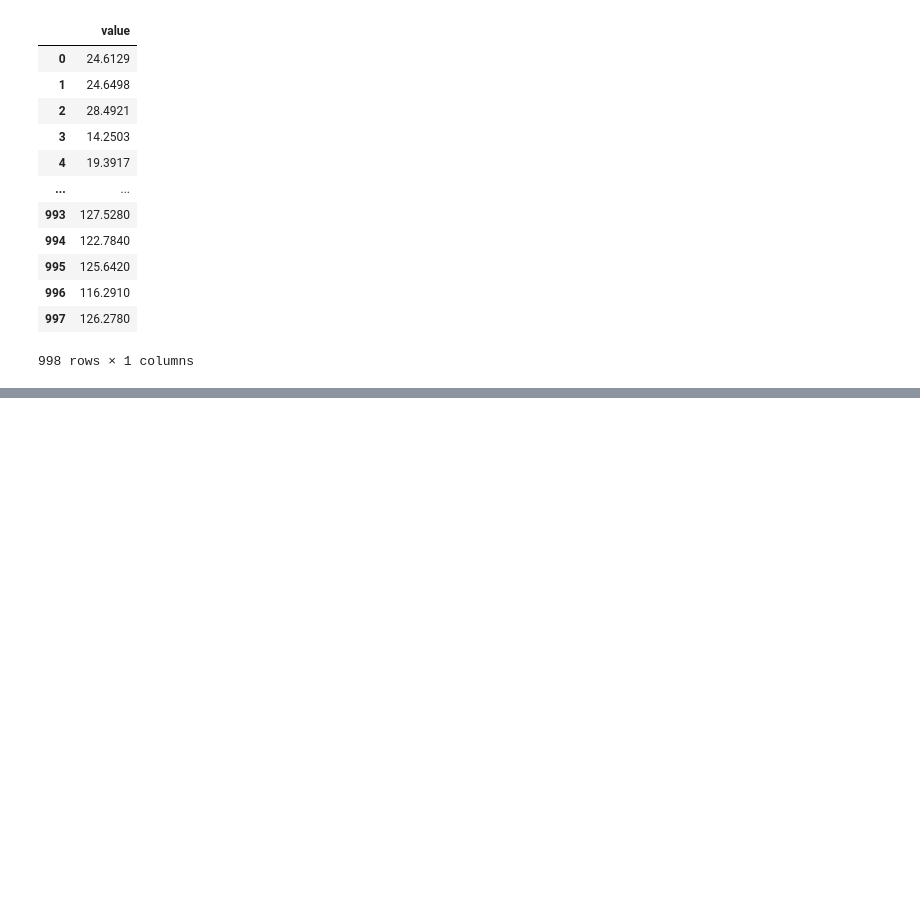
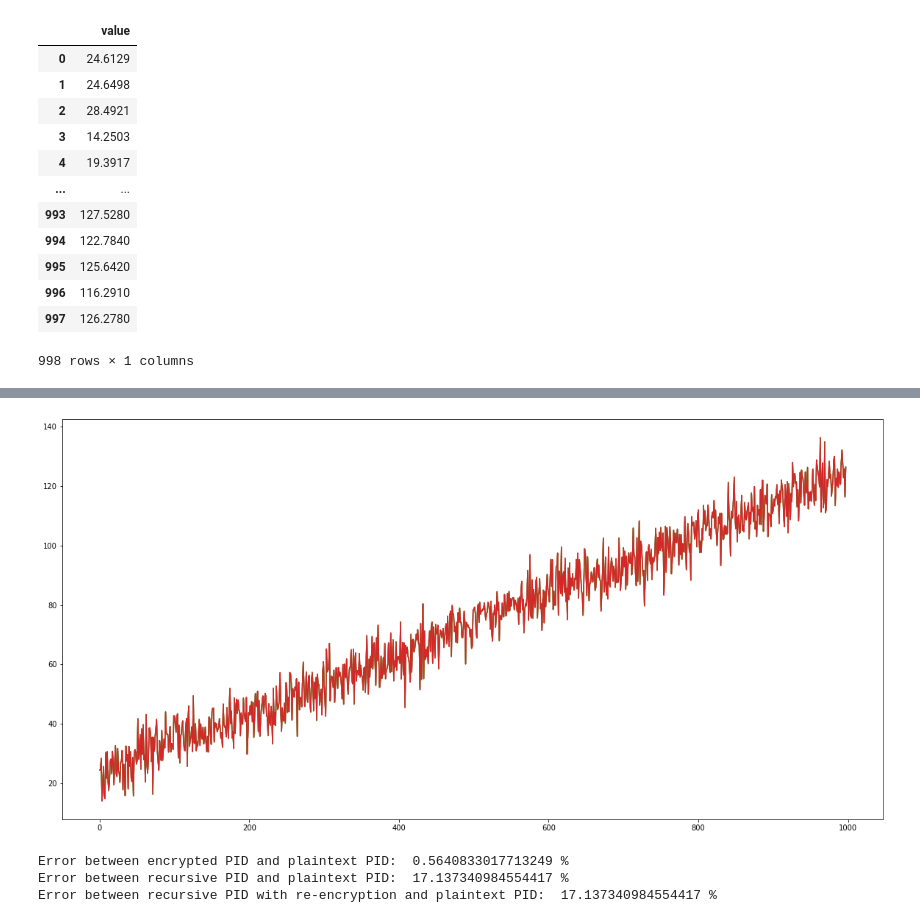
Before and after one commit to ht-weng/HETSA, a Jupyter notebook: MedicalApplications/pid.ipynb, the cells around one changed output, grey strips where cells are left out. Drawn from its saved outputs; the diff is of its cells as text; code cells hidden in the pictures; blank space fills up the shorter version.

Commit message:
update PID with reencryption

```diff
--- a/MedicalApplications/pid.ipynb
+++ b/MedicalApplications/pid.ipynb
@@ -264,0 +254,4 @@ print(error)
+# %%
+seal_result_reencryption = pd.read_csv('data/seal_result_reencryption.csv', header=None)
+seal_result_reencryption.rename(columns={0: 'value'}, inplace=True)
+seal_result_reencryption
@@ -264,0 +272,23 @@ print(error)
+# %%
+plt.figure(figsize=(20,10))
+plt.plot(signal)
+plt.plot(seal_result)
+plt.plot(seal_result_recursive)
+plt.plot(seal_result_reencryption)
+plt.show()
+# %% [output]
+[figure, added]
+# %%
+seal_result_list = seal_result['value'].tolist()
+pid_error = pe(signal, seal_result_list)
+seal_result_recursive_list = seal_result_recursive['value'].tolist()
+rpid_error = pe(signal, seal_result_recursive_list)
+seal_result_reencryption_list = seal_result_reencryption['value'].tolist()
+rpid_error = pe(signal, seal_result_reencryption_list)
+print("Error between encrypted PID and plaintext PID: ", 100*pid_error, "%")
+print("Error between recursive PID and plaintext PID: ", 100*rpid_error, "%")
+print("Error between recursive PID with re-encryption and plaintext PID: ", 100*rpid_error, "%")
+# %% [output]
+Error between encrypted PID and plaintext PID:  0.5640833017713249 %
+Error between recursive PID and plaintext PID:  17.137340984554417 %
+Error between recursive PID with re-encryption and plaintext PID:  17.137340984554417 %
```
Also changed, not shown: parts of 8 cells of this notebook, 2 other files.
